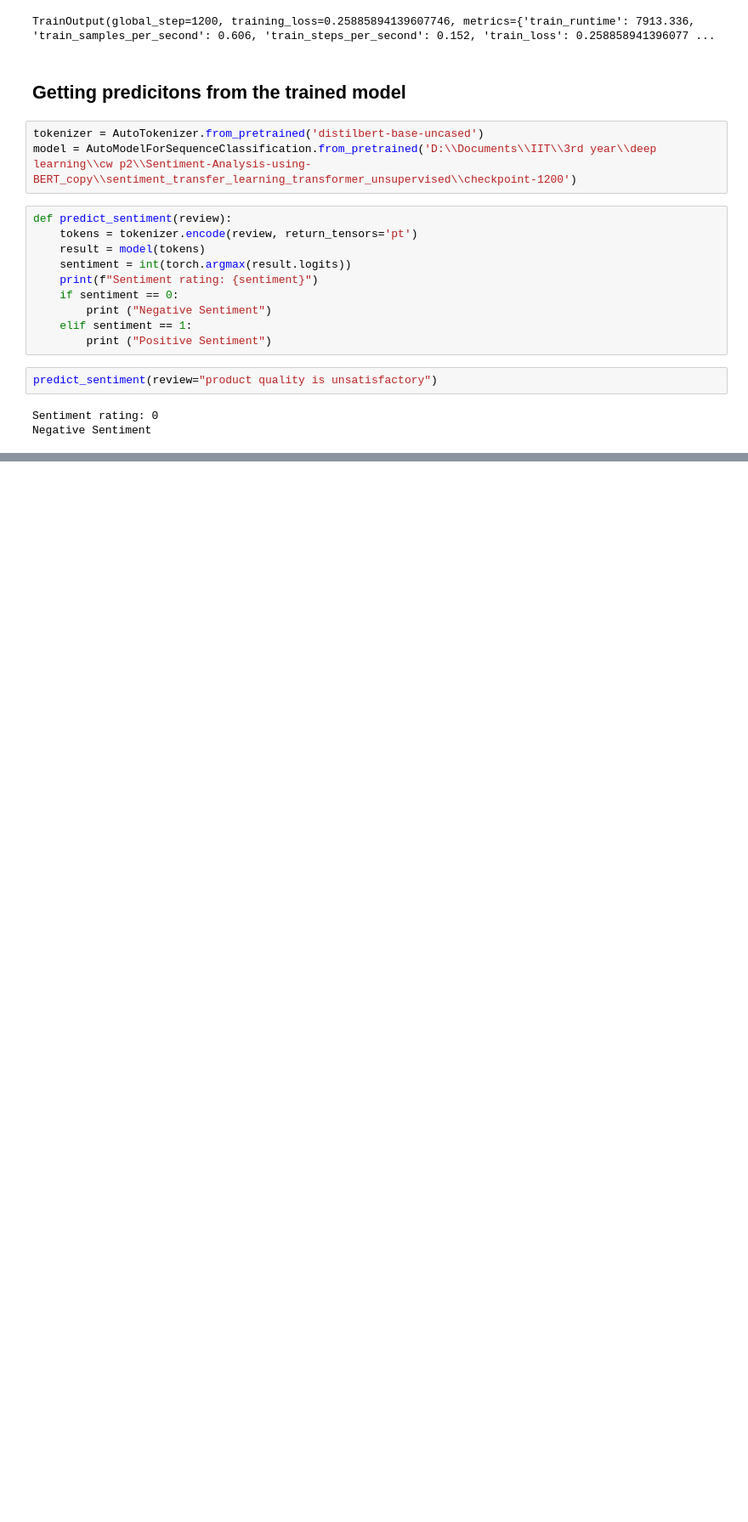
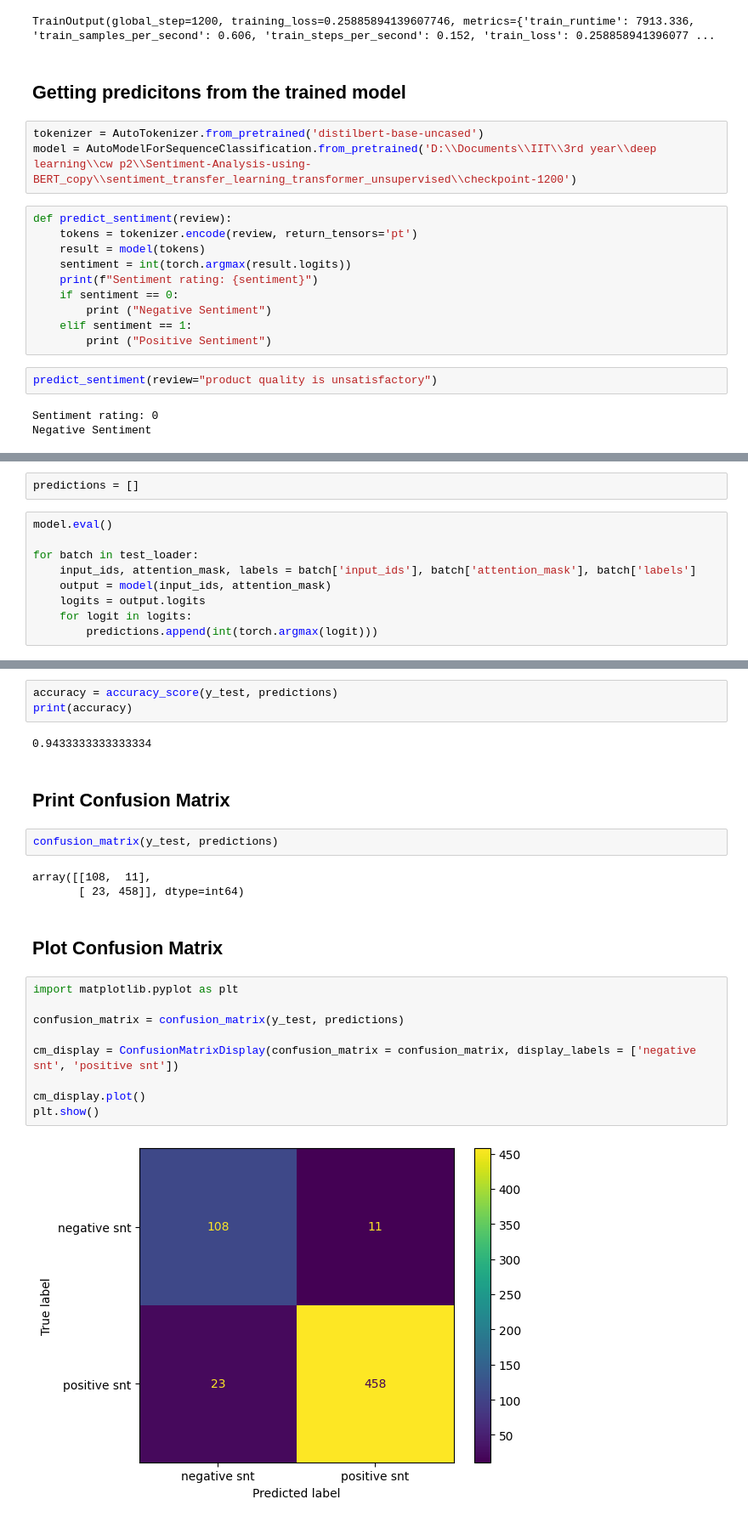
Before and after one commit to DirenWitharana/Sentiment-Analysis-using-BERT, a Jupyter notebook: unsupervised.ipynb, the cells around one changed output, grey strips where cells are left out. Shown at 85% size. Saved outputs shown, nothing was run; the diff lists cells and outputs as text; blank space fills up the shorter version.

Commit message:
Add Evaluation of the unsupervised model

```diff
--- a/unsupervised.ipynb
+++ b/unsupervised.ipynb
@@ -412,0 +415,11 @@ Negative Sentiment
+# %%
+predictions = []
+# %%
+model.eval()
+
+for batch in test_loader:
+    input_ids, attention_mask, labels = batch['input_ids'], batch['attention_mask'], batch['labels']
+    output = model(input_ids, attention_mask)
+    logits = output.logits
+    for logit in logits:
+        predictions.append(int(torch.argmax(logit)))
@@ -412,0 +430,25 @@ Negative Sentiment
+# %%
+accuracy = accuracy_score(y_test, predictions)
+print(accuracy)
+# %% [output]
+0.9433333333333334
+# %% [markdown]
+## Print Confusion Matrix
+# %%
+confusion_matrix(y_test, predictions)
+# %% [output]
+array([[108,  11],
+       [ 23, 458]], dtype=int64)
+# %% [markdown]
+## Plot Confusion Matrix
+# %%
+import matplotlib.pyplot as plt
+
+confusion_matrix = confusion_matrix(y_test, predictions)
+
+cm_display = ConfusionMatrixDisplay(confusion_matrix = confusion_matrix, display_labels = ['negative snt', 'positive snt'])
+
+cm_display.plot()
+plt.show()
+# %% [output]
+[figure, added]
```
Also changed, not shown: parts of 5 cells of this notebook.
